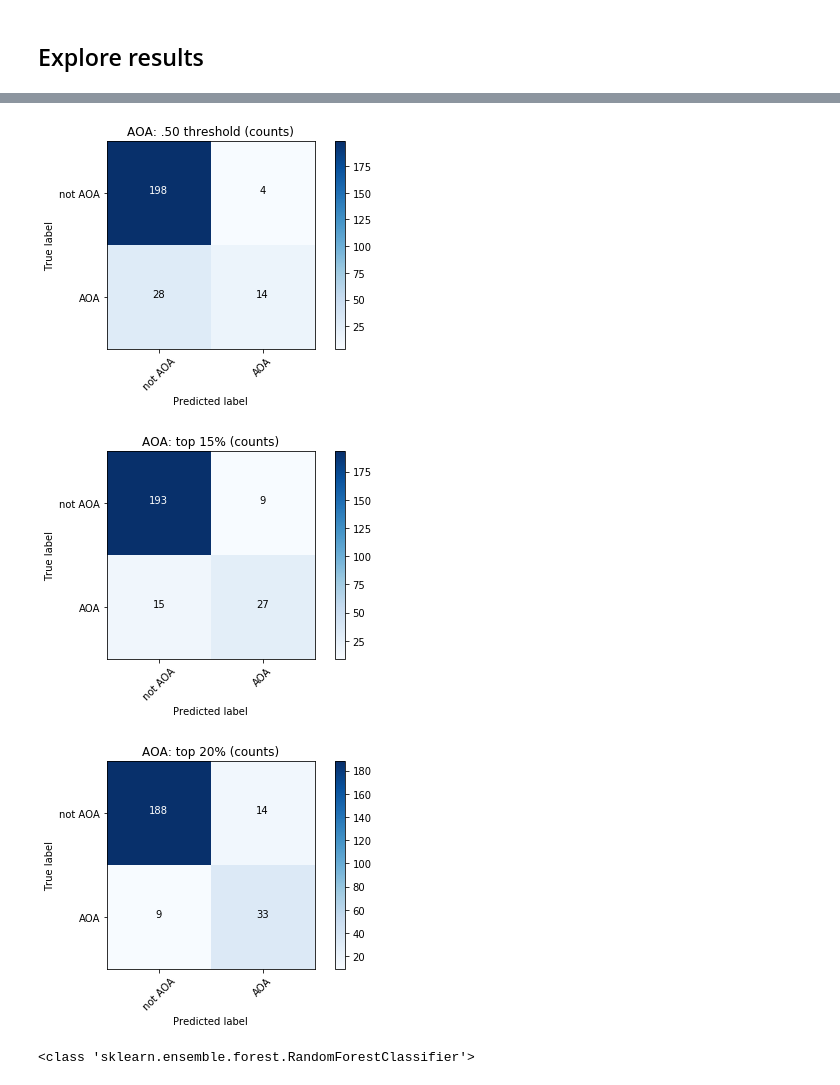
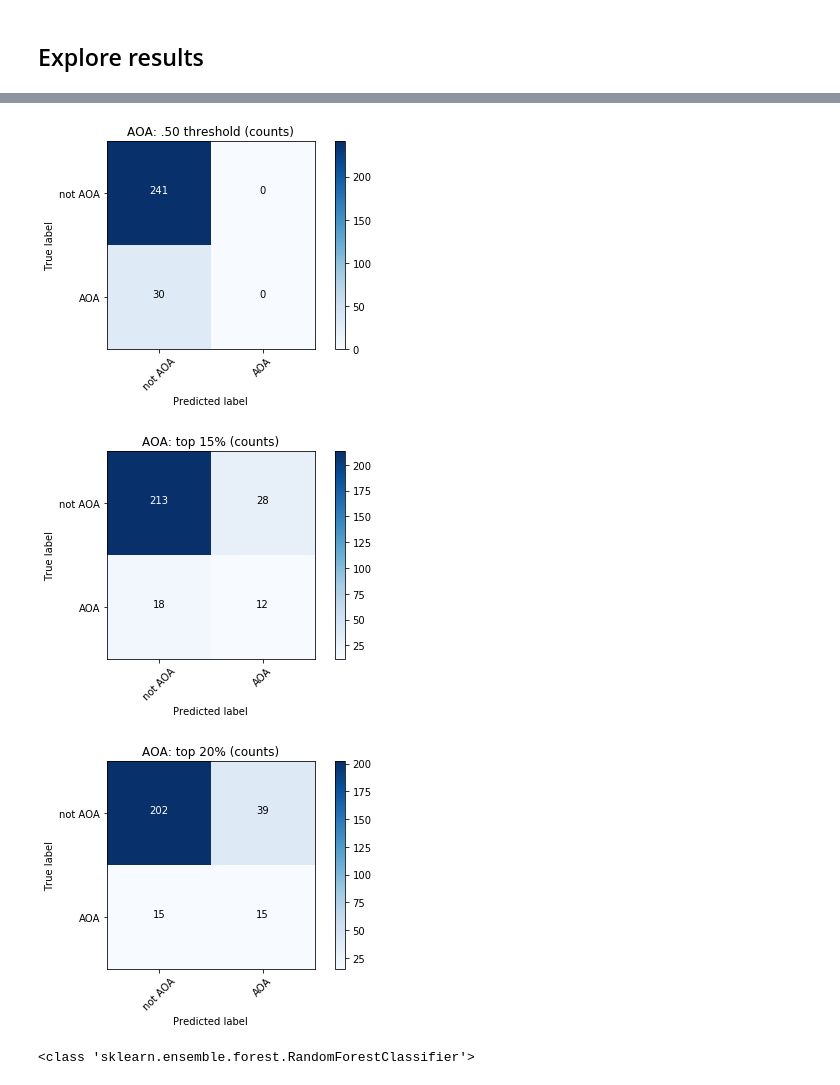
Before and after one commit to jgutman/eduanalytics, a Jupyter notebook: connecting_to_database_with_python.ipynb, the cells around one changed output, grey strips where cells are left out. Drawn from its saved outputs; the diff is of its cells as text; code cells hidden in the pictures.

```diff
--- a/connecting_to_database_with_python.ipynb
+++ b/connecting_to_database_with_python.ipynb
@@ -55,0 +25,3 @@ reporting.load_model('pkls', 'AOA', 'with_med_school', 'rf_grid')
+# %%
+train = results[results.set == 'train']
+test = results[results.set == 'test']
@@ -55,0 +44,4 @@ reporting.load_model('pkls', 'AOA', 'with_med_school', 'rf_grid')
+# %%
+pkl_path = '/Volumes/IIME/EDS/data/admissions/pkls'
+# %%
+grid_search = reporting.load_model(pkl_path, 'aoa_admissions', 'rf_grid')
@@ -56,6 +59,6 @@ reporting.load_model('pkls', 'AOA', 'with_med_school', 'rf_grid')
 # %%
-risk_scores = results.predicted
-hard_predictions = [1 if score >= 0.5 for score in risk_scores else 0]
+risk_scores = test.predicted
+hard_predictions = [1 if score >= 0.5 else 0 for score in risk_scores]
 # %%
 percentages = [15, 20]
 hard_predictions_t1 = reporting.generate_binary_at_k(risk_scores, percentages[0])
@@ -63,24 +66,24 @@ hard_predictions_t2 = reporting.generate_binary_at_k(risk_scores, percentages[1]
 # %%
 # Compute confusion matrix
 class_names = ['not AOA', 'AOA']
 
 labels = ['.50 threshold', 'top {}%'.format(percentages[0]), 'top {}%'.format(percentages[1])]
 plots = zip([hard_predictions, hard_predictions_t1, hard_predictions_t2], labels)
 title = class_names[1]
 
 # Plot confusion matrix with counts
 for predictions, label in plots:
     plt.figure()
     reporting.build_confusion_matrix(
-    y_test, predictions,
+    test.outcome, predictions,
     class_names,
     '{}: {}'.format(title, label))
 
 plt.show()
 # %% [output]
-[figure, old version]
+[figure, new version]
-[figure, old version]
+[figure, new version]
-[figure, old version]
+[figure, new version]
 # %%
 forest = pipeline_tools.extract_model_from_pipeline(grid_search)
 print(type(forest))
```
Also changed, not shown: parts of 10 cells of this notebook.
